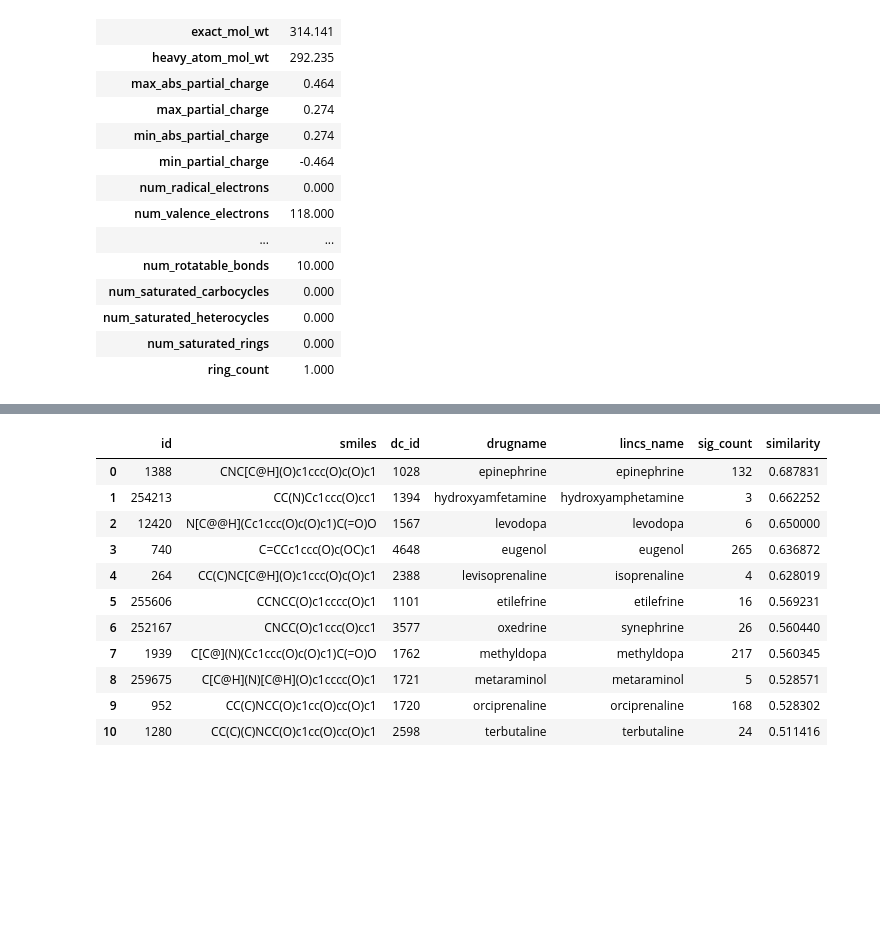
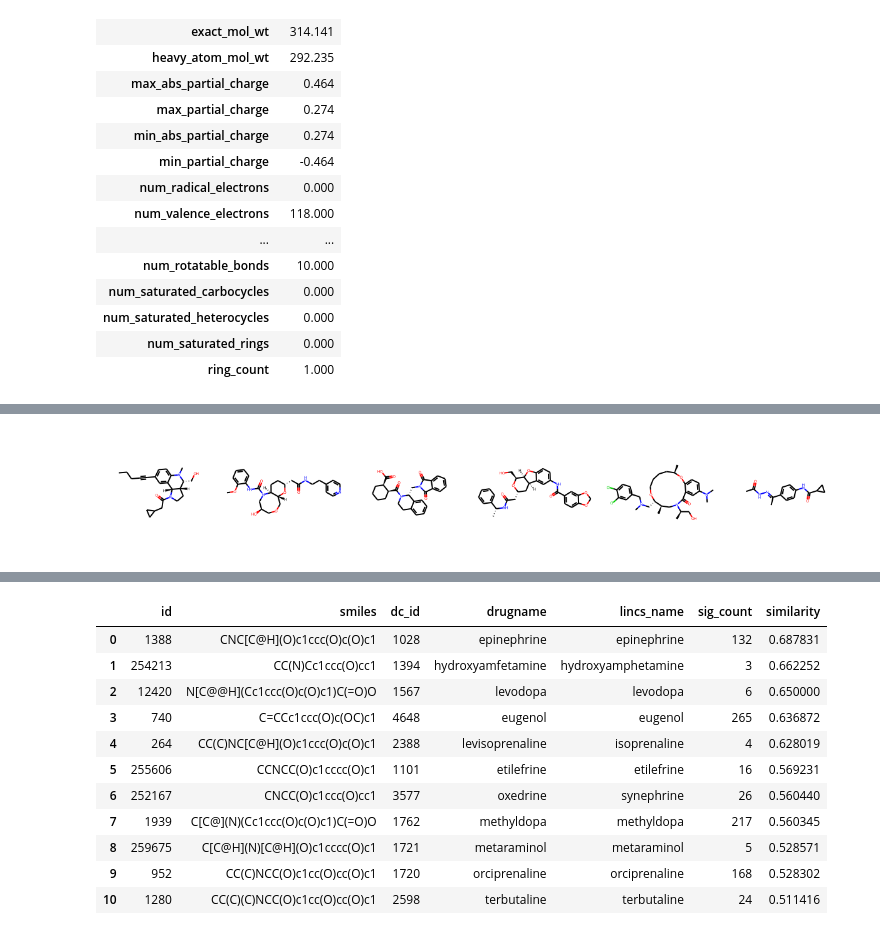
Before and after one commit to unmtransinfo/CFChemDb, a Jupyter notebook: notebooks/CFChemDb_RDKit_Colaboratory_Demo.ipynb, the cells around one changed output, grey strips where cells are left out. Saved outputs shown, nothing was run; the diff lists cells and outputs as text; code cells hidden in the pictures; blank space fills up the shorter version.

```diff
--- a/notebooks/CFChemDb_RDKit_Colaboratory_Demo.ipynb
+++ b/notebooks/CFChemDb_RDKit_Colaboratory_Demo.ipynb
@@ -155,0 +166,3 @@ Draw.MolsToGridImage([Chem.MolFromSmiles(smi) for smi in idg_sample.cansmi], mol
+# %%
+lincs_sample = pd.read_sql("SELECT * FROM lincs WHERE cansmi IS NOT NULL ORDER BY RANDOM() LIMIT 6", dbcon)
+lincs_sample
@@ -155,0 +177,4 @@ Draw.MolsToGridImage([Chem.MolFromSmiles(smi) for smi in idg_sample.cansmi], mol
+# %%
+Draw.MolsToGridImage([Chem.MolFromSmiles(smi) for smi in lincs_sample.cansmi], molsPerRow=6)
+# %% [output]
+[figure, added]
```
Also changed, not shown: parts of 25 cells of this notebook.
